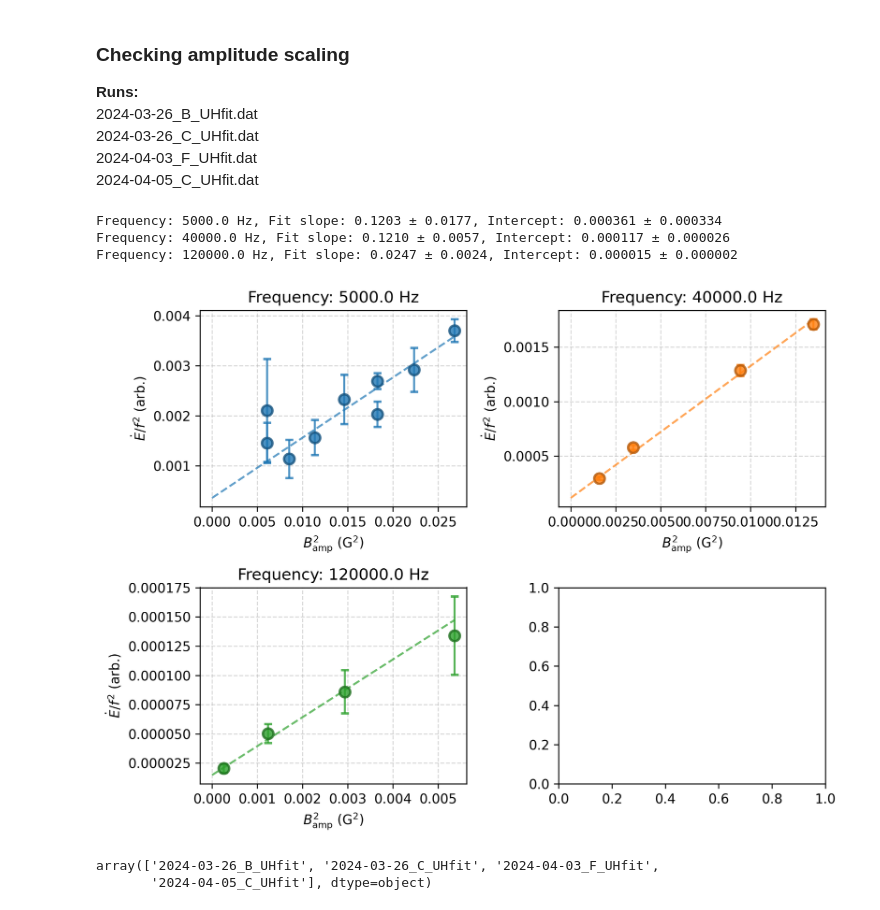
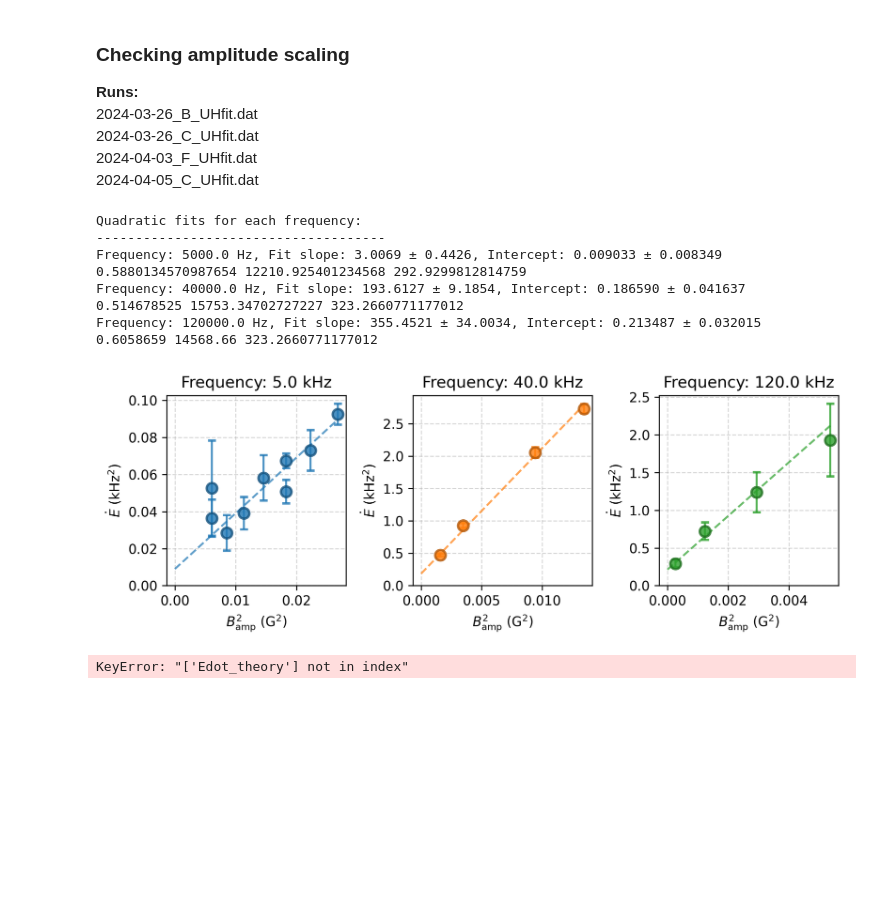
Before and after one commit to uoft-chiplab/Fast-Modulation-Contact-Correlation-Project, a Jupyter notebook: contact_correlations/heating_rate_analysis.ipynb, the cells around one changed output. Saved outputs shown, nothing was run; the diff lists cells and outputs as text; code cells hidden in the pictures; blank space fills up the shorter version.

Commit message:
working towards plotting data with theory

```diff
--- a/contact_correlations/heating_rate_analysis.ipynb
+++ b/contact_correlations/heating_rate_analysis.ipynb
@@ -50,7 +50,11 @@ for row in metadf.itertuples(index=False):
     dfs.append(df)
 
 # Show columns
-print(dfs[1].columns)
+# for df in dfs:
+    # print(df.filename[0])
+    # print(df.columns)
+
+dfs[3]['EFkHz'] = dfs[3]['EF'] / h / 1e3  # Add mimssing column
 # %% [output]
 2024-03-19_L_UHfit
 2024-03-21_B_UHfit
@@ -80,7 +78,7 @@ def fix_units(df):
     It also calculates the scattering length amplitude (a_amp) from the voltage peak-to-peak (Vpp) and frequency (freq).
     """
     df['freq'] = df['freq'] * 1e3  # Convert kHz to Hz
-    df['EF'] = df['EF'] / 1e3  # Convert kHz to Hz
+    df['EF'] = df['EFkHz'] * 1e3  # Convert J to Hz
     df['time'] = df['time'] * 1e-3  # Convert ms to s
     df['wait_time'] = df['wait_time'] * 1e-3  # Convert ms to s
     df['E'] = df['EkHz'] * 1e3  # Convert kHz to Hz
@@ -162,11 +160,11 @@ results_list = [df.groupby(['freq', 'amplitude', 'filename']).apply(calculate_he
 results_df = pd.concat(results_list, axis=0).reset_index()
 
 results_df['Bamp'], _ = Bamp_from_Vpp(results_df['amplitude'], results_df['freq'])
-results_df['a_amp'] = a_amp_from_Vpp(results_df['B'], results_df['amplitude'], results_df['freq'])
+results_df['inv_a_amp'] = inv_a_amp_from_Vpp(results_df['B'], results_df['amplitude'], results_df['freq'])
 
-results_df['inv_kFa'] = 1 / results_df['kFi'].mean() / results_df['a_amp'].mean()
+results_df['inv_kFa'] = 1 / results_df['kFi'].mean() * results_df['inv_a_amp'].mean()
 results_df['e_inv_kFa'] = results_df['inv_kFa'] * np.sqrt((results_df['kFi'].sem()/results_df['kFi'].mean())**2 \
-                                  + (results_df['a_amp'].sem()/results_df['a_amp'].mean())**2)
+                                  + (results_df['inv_a_amp'].sem()/results_df['inv_a_amp'].mean())**2)
 # %% [markdown]
 ### Colour plot all data
 # %%
@@ -224,13 +222,16 @@ df_plot = df_filtered.drop(index=drop_index)
 plt.rcParams.update({'font.size': 10})
 
 # Plot each frequency group individually to assign distinct colors
-fig, axes = plt.subplots(2,2, figsize=(8, 6), dpi=300)
+fig, axes = plt.subplots(1, 3, figsize=(8, 3), dpi=300)
 axs = axes.flatten()
 colors = ['#1f77b4', '#ff7f0e', '#2ca02c']  # High-contrast distinct colors
 
+print("Quadratic fits for each frequency:")
+print("-------------------------------------")
+
 for i, freq_val in enumerate(top_3_freqs):
     # Filter data for just this specific frequency
-    group = df_plot[df_plot['freq'] == freq_val]
+    group = df_plot[df_plot['freq'] == freq_val].copy()
 
     # Calculate a 30% darker version of the base color
     rgb = mcolors.to_rgb(colors[i])
@@ -238,56 +239,65 @@ for i, freq_val in enumerate(top_3_freqs):
 
     axs[i].errorbar(
         x=group['Bamp']**2,
-        y=group['heating_rate']/group['freq']**2,
-        yerr=group['e_heating_rate']/group['freq']**2,
+        y=group['heating_rate']/1e6,    # kHz^2
+        yerr=group['e_heating_rate']/1e6,
         fmt='o',                # 'none' completely hides the internal errorbar marker
         color=colors[i],
         markeredgecolor=dark_edge_color,
         capsize=3,
         alpha=0.8,
         markeredgewidth=1.8,
         markersize=8,                      # Controls marker size
         label=f'{freq_val} kHz'     # Add a label for the legend
     )
 
     popt, pcov = curve_fit(lambda x, m, b: m * x + b,
                             group['Bamp']**2,
-                            group['heating_rate']/group['freq']**2,
-                            sigma=group['e_heating_rate']/group['freq']**2
+                            group['heating_rate']/1e6,  # kHz^2
+                            sigma=group['e_heating_rate']/1e6
                            )
     perr = np.sqrt(np.diag(pcov))
 
     a_sqs = np.linspace(0, group['Bamp'].max()**2, 100)
 
     axs[i].plot(a_sqs, np.polyval(popt, a_sqs), color=colors[i], linestyle='--', alpha=0.7)
 
     print(f"Frequency: {freq_val} Hz, Fit slope: {popt[0]:.4f} ± {perr[0]:.4f}, Intercept: {popt[1]:.6f} ± {perr[1]:.6f}")
 
-    # TUG = TrappedUnitaryGas(ToTF=group['ToTFi'].mean(),
-    #                         EF=group['EFi'].mean(),
-    #                         banru=group['barnu'].mean()
-    #                         )
-    # Edot = TUG.calc_Edot(nu=group['freq'].mean())
+    print(group['ToTFi'].mean(), group['EFi'].mean(), group['barnu'].mean())
+
+    TUG = TrappedUnitaryGas(ToTF=group['ToTFi'].mean(),
+                            EF=group['EFi'].mean(),
+                            barnu=group['barnu'].mean()
+                            )
+
+    group['Edot_theory'] = df['inv_a_amp'].apply(lambda x: TUG.calc_Edot(nu=group['freq'].mean(), inv_a0=x))
 
 
 # Label the chart
-for ax in axs[:-1]:
-    ax.set_title(f'Frequency: {top_3_freqs[axs.tolist().index(ax)]} Hz')
-    ax.set_ylabel(r'$\dot{E}/f^2$ (arb.)')
+for ax in axs:
+    ax.set_title(f'Frequency: {top_3_freqs[axs.tolist().index(ax)]/1e3} kHz')
+    ax.set_ylabel(r'$\dot{E}$ (kHz$^2$)')
     ax.set_xlabel(r'$B_\mathrm{amp}^2$ (G$^2$)')
     ax.grid(True, linestyle='--', alpha=0.5)
     # ax.legend(title='Frequencies', loc='lower right')
+    _, top = ax.get_ylim()
+    ax.set_ylim(bottom=0, top=top)
 
 fig.tight_layout()  # Adjust subplots to fit into figure area.
 plt.show()
 # %% [output]
-Frequency: 5000.0 Hz, Fit slope: 0.1203 ± 0.0177, Intercept: 0.000361 ± 0.000334
-Frequency: 40000.0 Hz, Fit slope: 0.1210 ± 0.0057, Intercept: 0.000117 ± 0.000026
-Frequency: 120000.0 Hz, Fit slope: 0.0247 ± 0.0024, Intercept: 0.000015 ± 0.000002
+Quadratic fits for each frequency:
+-------------------------------------
+Frequency: 5000.0 Hz, Fit slope: 3.0069 ± 0.4426, Intercept: 0.009033 ± 0.008349
+0.5880134570987654 12210.925401234568 292.9299812814759
+Frequency: 40000.0 Hz, Fit slope: 193.6127 ± 9.1854, Intercept: 0.186590 ± 0.041637
+0.514678525 15753.34702727227 323.2660771177012
+Frequency: 120000.0 Hz, Fit slope: 355.4521 ± 34.0034, Intercept: 0.213487 ± 0.032015
+0.6058659 14568.66 323.2660771177012
-[figure, old version]
+[figure, new version]
 # %%
 df_plot[['freq','amplitude','ToTFi','heating_rate','filename']].sort_values(by=['freq','amplitude'])
-df_plot['filename'].unique()
+# df_plot['filename'].unique()
 # %% [output]
-array(['2024-03-26_B_UHfit', '2024-03-26_C_UHfit', '2024-04-03_F_UHfit',
-       '2024-04-05_C_UHfit'], dtype=object)
+KeyError: "['Edot_theory'] not in index"
```
Also changed, not shown: parts of 5 cells of this notebook, 2 other files.
